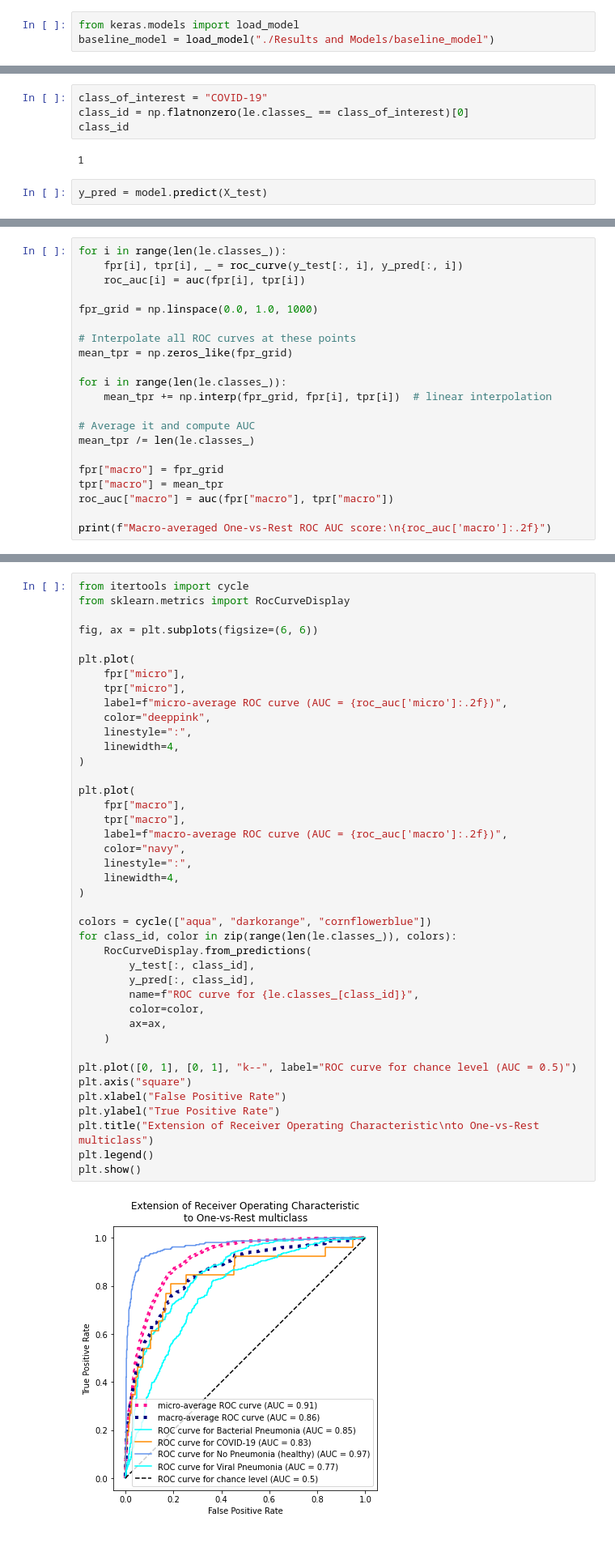
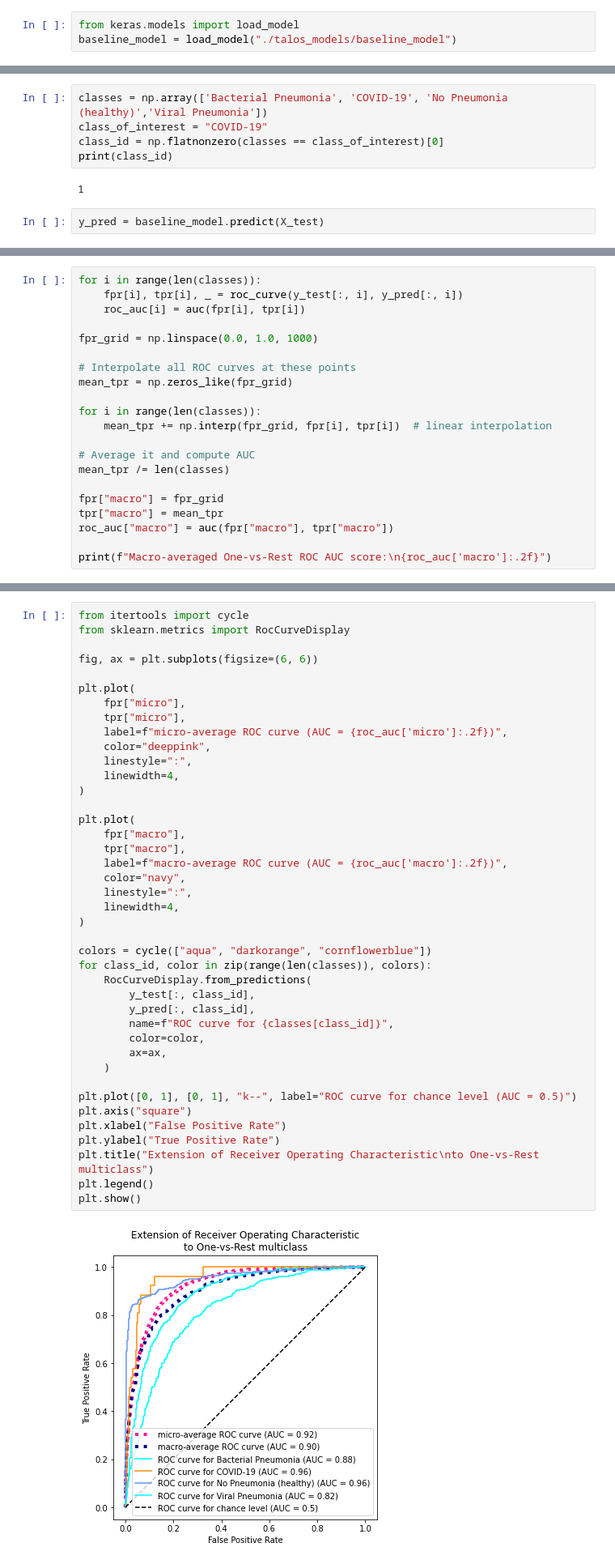
Before and after one commit to AleFax99/DeepLearning_GroupProject, a Jupyter notebook: DL_Assignment_baseline_2__IN_USE.ipynb, the cells around one changed output, grey strips where cells are left out. Shown: that part at 81% size. Saved outputs shown, nothing was run; the diff lists cells and outputs as text.

```diff
--- a/DL_Assignment_baseline_2__IN_USE.ipynb
+++ b/DL_Assignment_baseline_2__IN_USE.ipynb
@@ -272,4 +268,4 @@ model.save("./Results and Models/baseline_model")
 WARNING:absl:Found untraced functions such as _jit_compiled_convolution_op, _jit_compiled_convolution_op, _jit_compiled_convolution_op, _jit_compiled_convolution_op while saving (showing 4 of 4). Thes ...
 # %%
 from keras.models import load_model
-baseline_model = load_model("./Results and Models/baseline_model")
+baseline_model = load_model("./talos_models/baseline_model")
@@ -334,11 +350,12 @@ plot_history(data_list=[acc, val_acc],
 # %% [markdown]
 Preprocessing:
 # %%
+classes = np.array(['Bacterial Pneumonia', 'COVID-19', 'No Pneumonia (healthy)','Viral Pneumonia'])
 class_of_interest = "COVID-19"
-class_id = np.flatnonzero(le.classes_ == class_of_interest)[0]
-class_id
+class_id = np.flatnonzero(classes == class_of_interest)[0]
+print(class_id)
 # %% [output]
 1
 # %%
-y_pred = model.predict(X_test)
+y_pred = baseline_model.predict(X_test)
 # %% [output]
@@ -359,5 +376,5 @@ Micro-averaged One-vs-Rest ROC AUC score:
 # %%
-for i in range(len(le.classes_)):
+for i in range(len(classes)):
     fpr[i], tpr[i], _ = roc_curve(y_test[:, i], y_pred[:, i])
     roc_auc[i] = auc(fpr[i], tpr[i])
 
@@ -366,11 +383,11 @@ fpr_grid = np.linspace(0.0, 1.0, 1000)
 # Interpolate all ROC curves at these points
 mean_tpr = np.zeros_like(fpr_grid)
 
-for i in range(len(le.classes_)):
+for i in range(len(classes)):
     mean_tpr += np.interp(fpr_grid, fpr[i], tpr[i])  # linear interpolation
 
 # Average it and compute AUC
-mean_tpr /= len(le.classes_)
+mean_tpr /= len(classes)
 
 fpr["macro"] = fpr_grid
 tpr["macro"] = mean_tpr
@@ -393,36 +410,36 @@ plt.plot(
     color="deeppink",
     linestyle=":",
     linewidth=4,
 )
 
 plt.plot(
     fpr["macro"],
     tpr["macro"],
     label=f"macro-average ROC curve (AUC = {roc_auc['macro']:.2f})",
     color="navy",
     linestyle=":",
     linewidth=4,
 )
 
 colors = cycle(["aqua", "darkorange", "cornflowerblue"])
-for class_id, color in zip(range(len(le.classes_)), colors):
+for class_id, color in zip(range(len(classes)), colors):
     RocCurveDisplay.from_predictions(
         y_test[:, class_id],
         y_pred[:, class_id],
-        name=f"ROC curve for {le.classes_[class_id]}",
+        name=f"ROC curve for {classes[class_id]}",
         color=color,
         ax=ax,
     )
 
 plt.plot([0, 1], [0, 1], "k--", label="ROC curve for chance level (AUC = 0.5)")
 plt.axis("square")
 plt.xlabel("False Positive Rate")
 plt.ylabel("True Positive Rate")
 plt.title("Extension of Receiver Operating Characteristic\nto One-vs-Rest multiclass")
 plt.legend()
 plt.show()
 # %% [output]
-[figure, old version]
+[figure, new version]
 # %% [markdown]
 ## Confusion matrix for the validation and test set
 # %%
```
Also changed, not shown: parts of 24 cells of this notebook.
